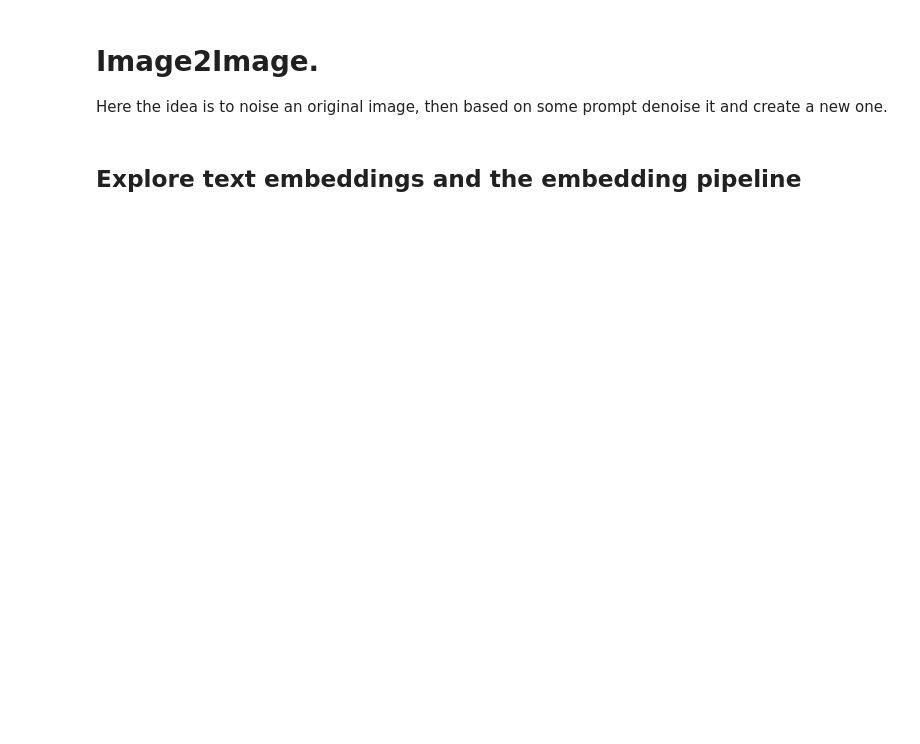
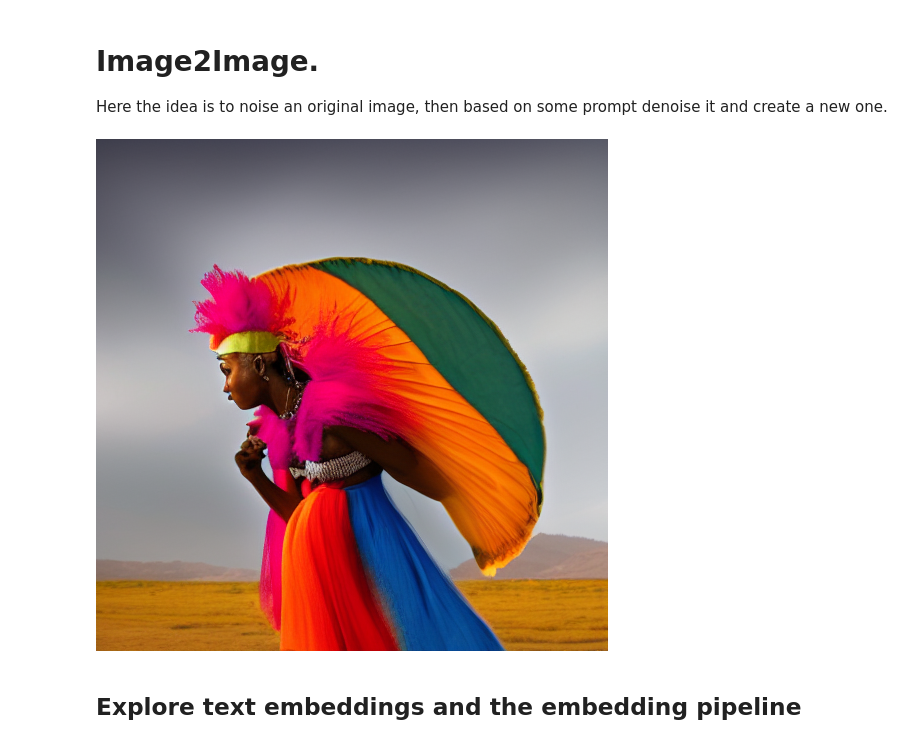
Before and after one commit to jdgallegoq/stable-diffusion, a Jupyter notebook: notebooks/stable_diffusion.ipynb, the cells around one changed output. Cells and saved outputs as stored; diff of their text form; code cells hidden in the pictures; blank space fills up the shorter version.

```diff
--- a/notebooks/stable_diffusion.ipynb
+++ b/notebooks/stable_diffusion.ipynb
@@ -228,7 +269,7 @@ batch_size = 1
 # need to prepare text same as done before
 text_input = tokenizer(
     prompt,
-    padding=True,
+    padding="max_length",
     max_length=tokenizer.model_max_length,
     truncation=True,
     return_tensors="pt"
@@ -251,38 +292,40 @@ set_timesteps(scheduler, num_inference_steps)
 # prepare latents
 start_step = 10
 start_sigma = scheduler.sigmas[start_step]
-noise = torch.rand_like(encoded)
+noise = torch.randn_like(encoded)
 latents = scheduler.add_noise(
     encoded,
     noise,
     timesteps=torch.tensor([scheduler.timesteps[start_step]])
 )
 latents = latents.to(torch_device).float()
 
 # loop
 for i, t in tqdm(enumerate(scheduler.timesteps), total=len(scheduler.timesteps)):
     if i >= start_step:
         # if doing clf-free guidance then expand latents
         latent_model_input = torch.cat([latents]*2)
         sigma = scheduler.sigmas[i]
         latent_model_input = scheduler.scale_model_input(latent_model_input, t)
 
         # pred noise residual
         with torch.no_grad():
             noise_pred = unet(
                 latent_model_input,
                 t,
                 encoder_hidden_states=text_embeddings
             )["sample"]
 
         # perform guidance
         noise_pred_uncond, noise_pred_text = noise_pred.chunk(2)
-        noise_pred = noise_pred_uncond + guidance_scale * (noise_pred_text -noise_pred_uncond)
+        noise_pred = noise_pred_uncond + guidance_scale * (noise_pred_text - noise_pred_uncond)
 
         # compute the previous noisy sample x_t -> x_t-1
         latents = scheduler.step(noise_pred, t, latents).prev_sample
 
 latents_to_pil(latents)[0]
+# %% [output]
+[figure, added]
 # %% [markdown]
 ## Explore text embeddings and the embedding pipeline
 # %%
```
Also changed, not shown: parts of 30 cells of this notebook.
